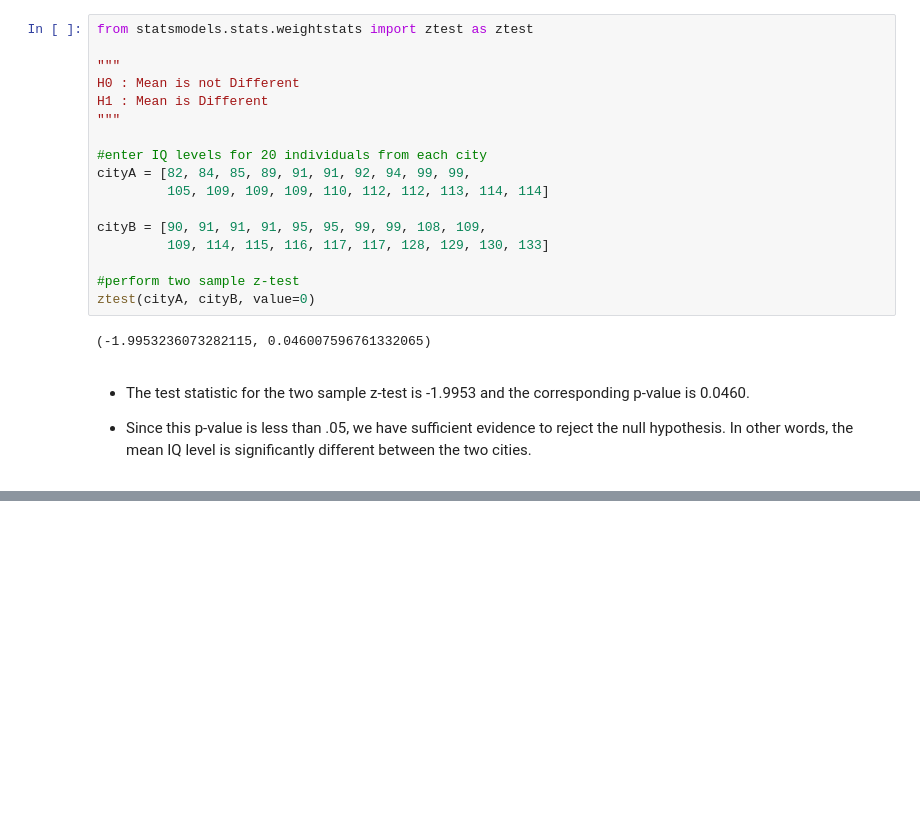
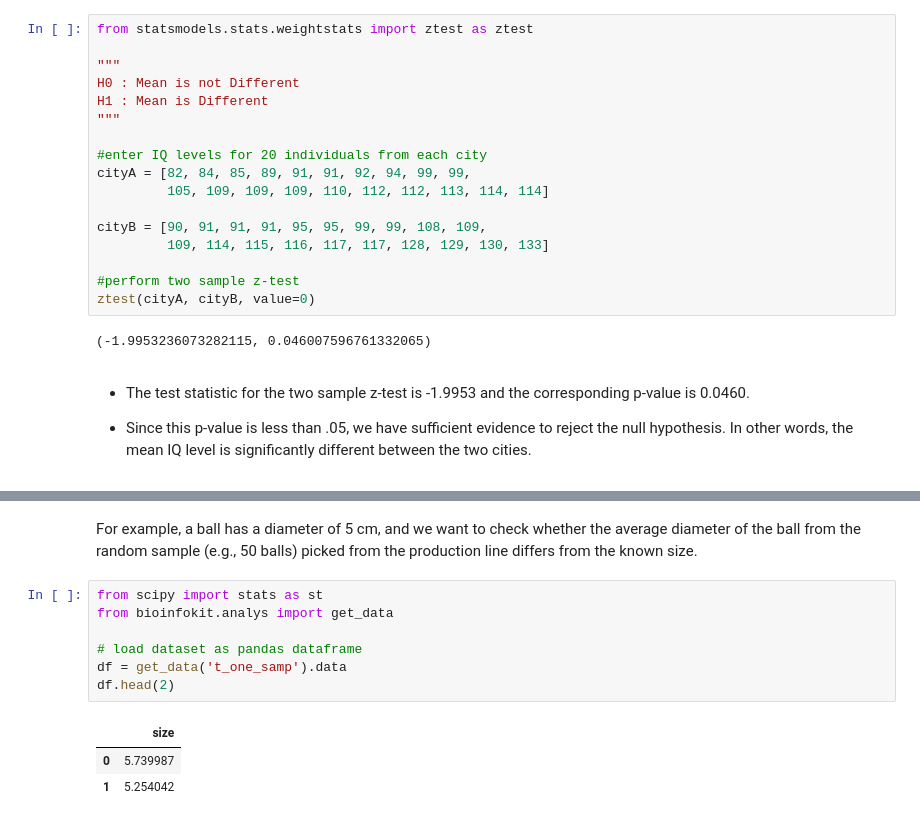
Before and after one commit to rivillasm/statistics, a Jupyter notebook: part-01.ipynb, the cells around one changed output, grey strips where cells are left out. Saved outputs shown, nothing was run; the diff lists cells and outputs as text; blank space fills up the shorter version.

```diff
--- a/part-01.ipynb
+++ b/part-01.ipynb
@@ -65,0 +94,13 @@ ztest(cityA, cityB, value=0)
+# %% [markdown]
+For example, a ball has a diameter of 5 cm, and we want to check whether the average diameter of the ball from the random sample (e.g., 50 balls) picked from the production line differs from the known size.
+# %%
+from scipy import stats as st
+from bioinfokit.analys import get_data
+
+# load dataset as pandas dataframe
+df = get_data('t_one_samp').data
+df.head(2)
+# %% [output]
+|  | size |
+| 0 | 5.739987 |
+| 1 | 5.254042 |
```
Also changed, not shown: parts of 8 cells of this notebook.
